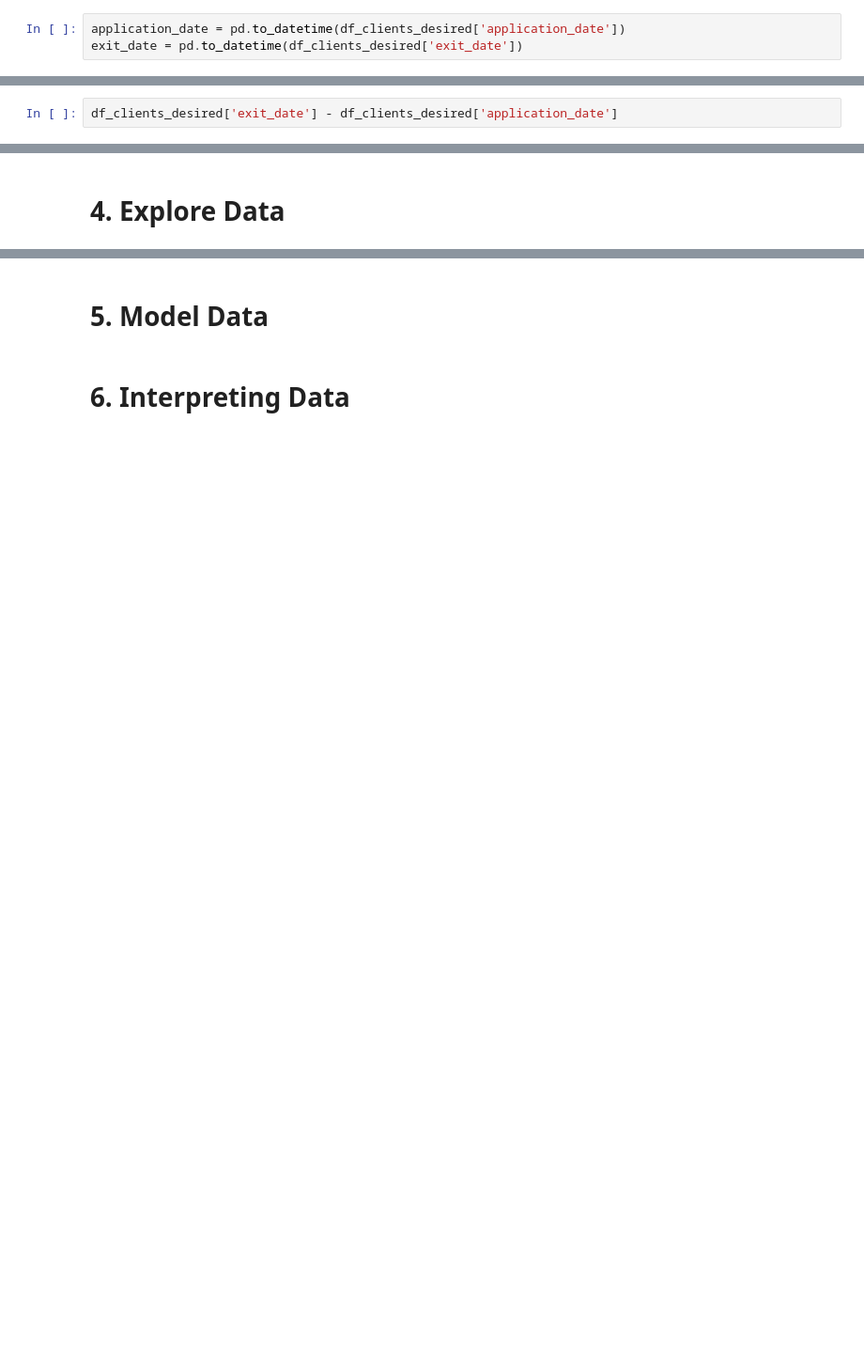
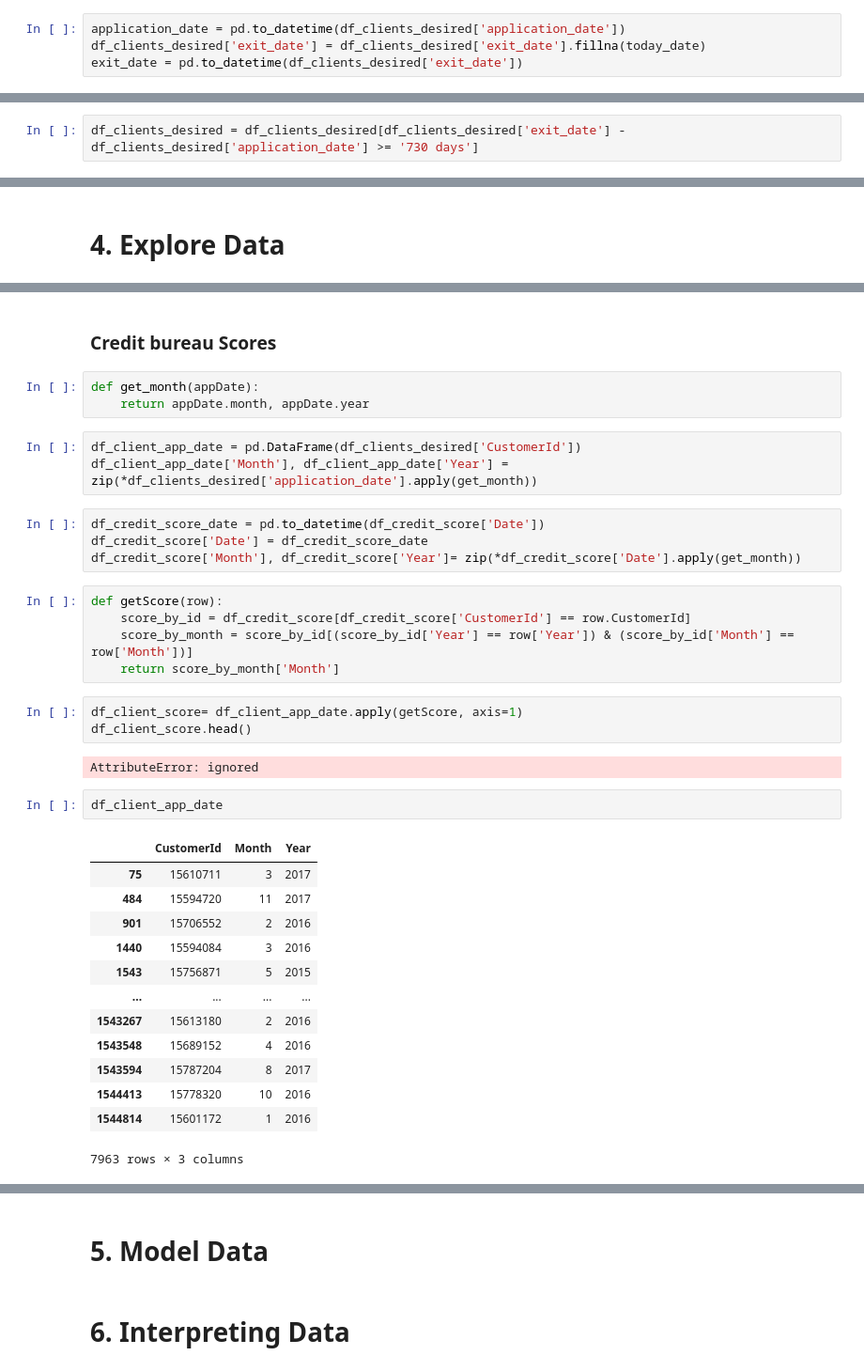
Before and after one commit to nestoredduardo/two-year-churn-predictive-model, a Jupyter notebook: Hackathon.ipynb, the cells around one changed output, grey strips where cells are left out. Shown: that part at 94% size. Cells and saved outputs as stored; diff of their text form; blank space fills up the shorter version.

Commit message:
Balance at the moment of application

```diff
--- a/Hackathon.ipynb
+++ b/Hackathon.ipynb
@@ -134,6 +134,7 @@ print(df_clients_desired.shape)
 today_date = '30/11/2019'
 # %%
 application_date = pd.to_datetime(df_clients_desired['application_date'])
+df_clients_desired['exit_date'] = df_clients_desired['exit_date'].fillna(today_date)
 exit_date = pd.to_datetime(df_clients_desired['exit_date'])
 # %%
 df_clients_desired['application_date'] = application_date
@@ -147,4 +148,4 @@ df_clients_desired.head()
 | 14 | 15165393 | LABIANCA | Spain | Male | 1.0 | 1.0 | 2612.65 | 2018-02-22 | ... |
 | 15 | 14611239 | DOKKA | France | Male | 0.0 | 1.0 | 72210.60 | 2019-02-24 | ... |
 # %%
-df_clients_desired['exit_date'] - df_clients_desired['application_date']
+df_clients_desired = df_clients_desired[df_clients_desired['exit_date'] - df_clients_desired['application_date'] >= '730 days']
@@ -165,0 +219,38 @@ Length: 450562, dtype: timedelta64[ns]
+# %% [markdown]
+### Credit bureau Scores
+# %%
+def get_month(appDate):
+    return appDate.month, appDate.year
+# %%
+df_client_app_date = pd.DataFrame(df_clients_desired['CustomerId'])
+df_client_app_date['Month'], df_client_app_date['Year'] = zip(*df_clients_desired['application_date'].apply(get_month))
+# %%
+df_credit_score_date = pd.to_datetime(df_credit_score['Date'])
+df_credit_score['Date'] = df_credit_score_date
+df_credit_score['Month'], df_credit_score['Year']= zip(*df_credit_score['Date'].apply(get_month))
+# %%
+def getScore(row):
+    score_by_id = df_credit_score[df_credit_score['CustomerId'] == row.CustomerId]
+    score_by_month = score_by_id[(score_by_id['Year'] == row['Year']) & (score_by_id['Month'] == row['Month'])]
+    return score_by_month['Month']
+# %%
+df_client_score= df_client_app_date.apply(getScore, axis=1)
+df_client_score.head()
+# %% [output]
+AttributeError: ignored
+# %%
+df_client_app_date
+# %% [output]
+|  | CustomerId | Month | Year |
+| 75 | 15610711 | 3 | 2017 |
+| 484 | 15594720 | 11 | 2017 |
+| 901 | 15706552 | 2 | 2016 |
+| 1440 | 15594084 | 3 | 2016 |
+| 1543 | 15756871 | 5 | 2015 |
+| ... | ... | ... | ... |
+| 1543267 | 15613180 | 2 | 2016 |
+| 1543548 | 15689152 | 4 | 2016 |
+| 1543594 | 15787204 | 8 | 2017 |
+| 1544413 | 15778320 | 10 | 2016 |
+| 1544814 | 15601172 | 1 | 2016 |
+7963 rows × 3 columns
```
Also changed, not shown: parts of 16 cells of this notebook.
